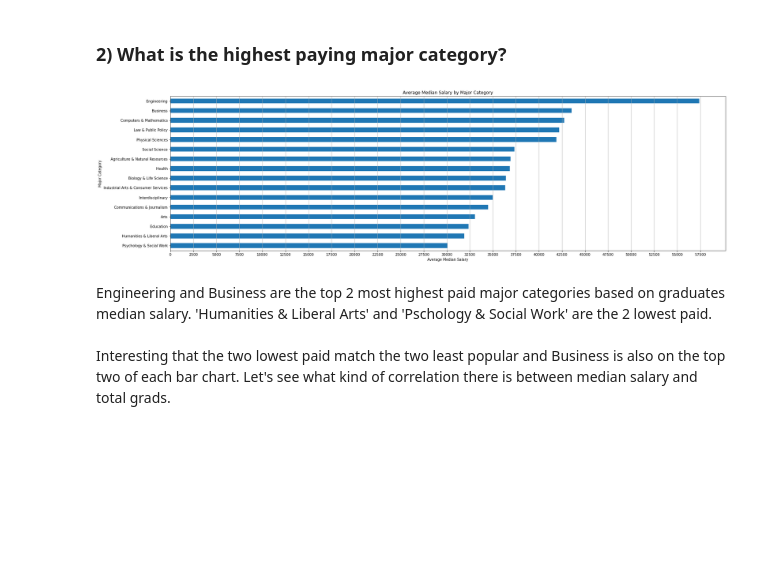
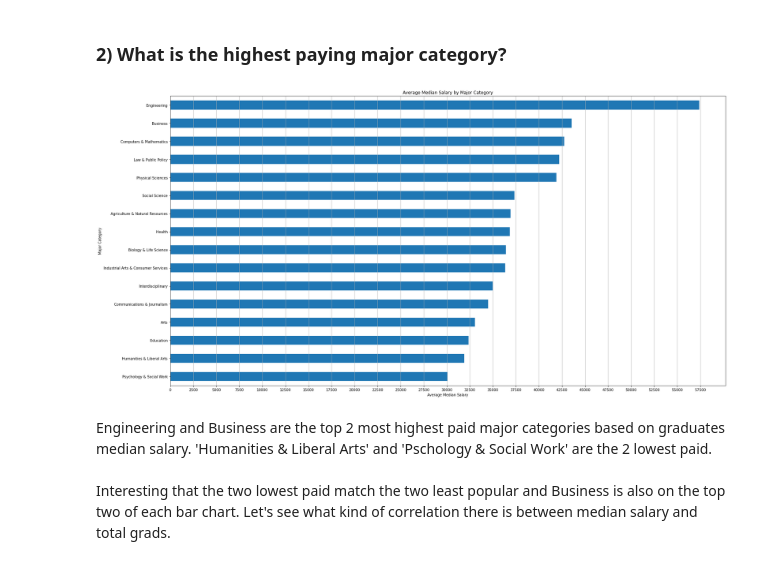
Before and after one commit to JasonMinhas/DataAnalysis, a Jupyter notebook: Visualizing Earnings Based On College Majors/Visualizing Earnings Based On College Majors.ipynb, the cells around one changed output. Cells and saved outputs as stored; diff of their text form; code cells hidden in the pictures; blank space fills up the shorter version.

```diff
--- a/Visualizing Earnings Based On College Majors/Visualizing Earnings Based On College Majors.ipynb
+++ b/Visualizing Earnings Based On College Majors/Visualizing Earnings Based On College Majors.ipynb
@@ -178,19 +178,19 @@ Business and 'Communications & Journalism' are the top 2 most popular major cate
 # %%
 #  create pivot
 major_category_pay_pvt = pd.pivot_table(grads_df, values='Median', index='Major_category', aggfunc={np.mean}).sort_values(by='mean')
 # create bar plot
 major_category_pay_barh = major_category_pay_pvt.plot(
                         kind='barh',
-                        figsize=(28,8),
+                        figsize=(28,15),
                         title='Average Median Salary by Major Category',
                         legend=False
                         )
 major_category_pay_barh.set_ylabel("Major Category")
 major_category_pay_barh.set_xlabel("Average Median Salary")
 major_category_pay_barh.set_xticks(np.arange(0,60000,2500).tolist())
 major_category_pay_barh.grid(axis='x')
 # %% [output]
-[figure, old version]
+[figure, new version]
 # %% [markdown]
 Engineering and Business are the top 2 most highest paid major categories based on graduates median salary. 'Humanities & Liberal Arts' and 'Pschology & Social Work' are the 2 lowest paid.
 <br>
```
Also changed, not shown: parts of 2 cells of this notebook.
